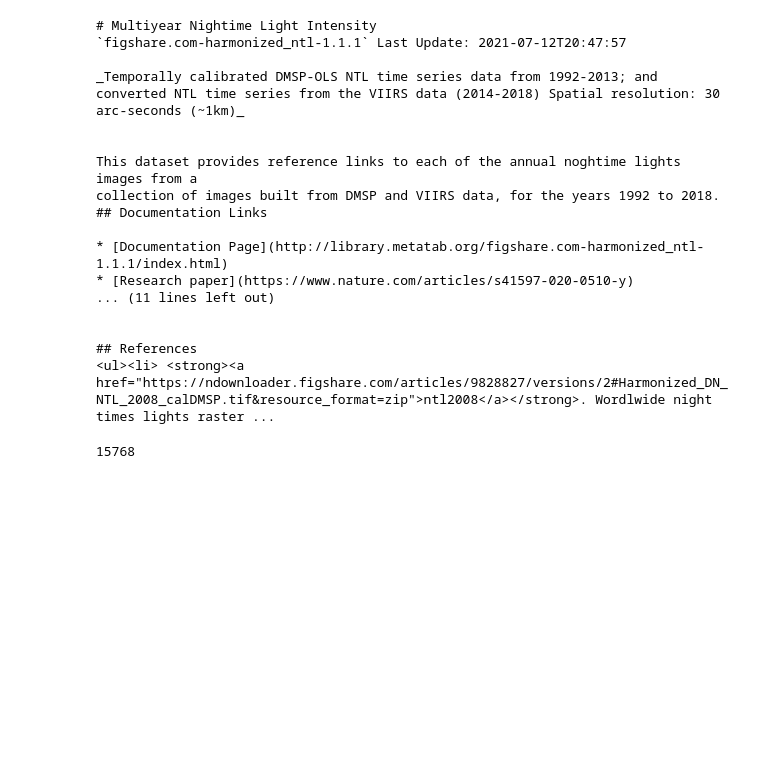
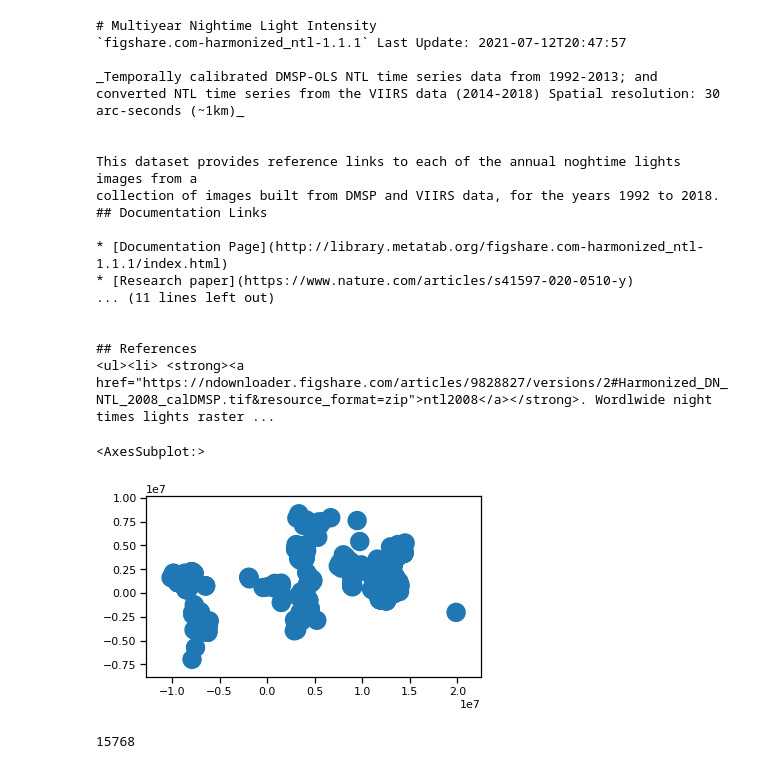
Before and after one commit to sandiegodata-projects/chartercitiesinstitute.org-sez, a Jupyter notebook: notebooks/ericbusboom/Make Circular Patches.ipynb, the cells around one changed output. Drawn from its saved outputs; the diff is of its cells as text; code cells hidden in the pictures; blank space fills up the shorter version.

```diff
--- a/notebooks/ericbusboom/Make Circular Patches.ipynb
+++ b/notebooks/ericbusboom/Make Circular Patches.ipynb
@@ -89,6 +89,11 @@ sez['geometry'] = g.to_crs(4326)
 
 # The operational date col is a string, so make an int year column.
 sez['year'] = pd.to_numeric(sez.operational_date, errors='coerce')
+# %%
+sez.to_crs(3395).buffer(1000000).plot()
+# %% [output]
+<AxesSubplot:>
+[figure, added]
 # %%
 # Load a year of rasters, masked and cropped to a geometry
 # See the rasterio documentation for more examples:
```
Also changed, not shown: 3 other files.
